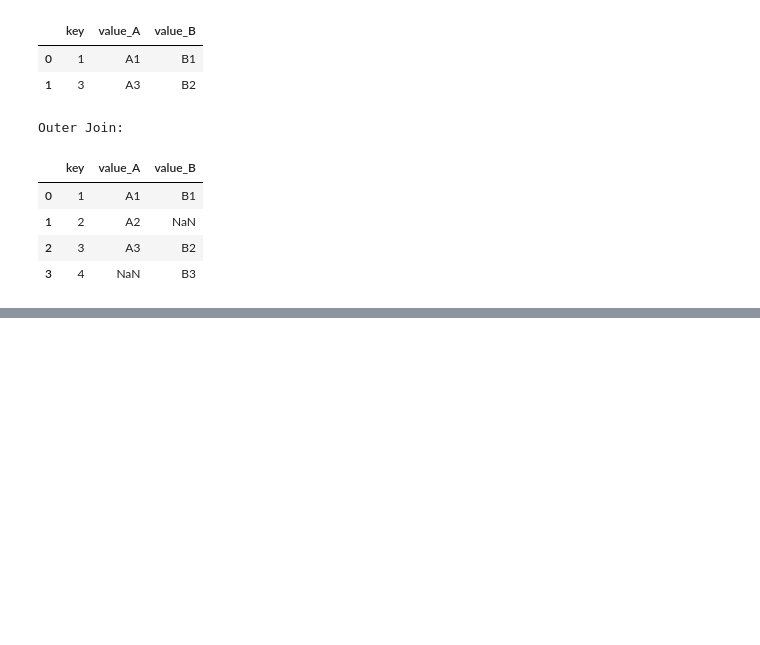
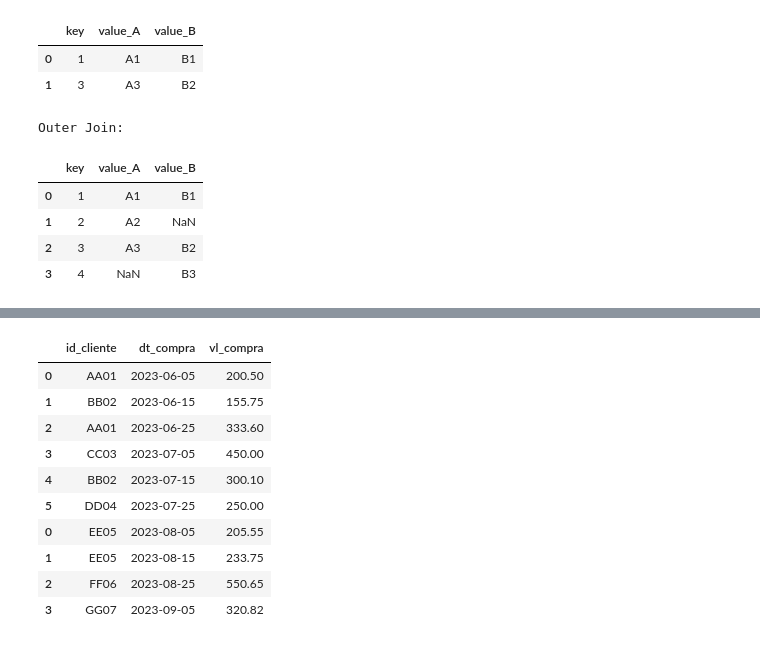
Before and after one commit to joaoholandaa/pandas, a Jupyter notebook: notebooks/part2.ipynb, the cells around one changed output, grey strips where cells are left out. Saved outputs shown, nothing was run; the diff lists cells and outputs as text; code cells hidden in the pictures; blank space fills up the shorter version.

Commit message:
Concatenando datasets

```diff
--- a/notebooks/part2.ipynb
+++ b/notebooks/part2.ipynb
@@ -286,3 +286,20 @@ Outer Join:
 | 1 | 2 | A2 | NaN |
 | 2 | 3 | A3 | B2 |
 | 3 | 4 | NaN | B3 |
+# %%
+# Criando o DataFrame de compras de junho e julho
+
+jun_jul = pd.DataFrame({
+    'id_cliente': ['AA01', 'BB02', 'AA01', 'CC03', 'BB02', 'DD04'],
+    'dt_compra': ['2023-06-05', '2023-06-15', '2023-06-25', '2023-07-05', '2023-07-15', '2023-07-25'],
+    'vl_compra': [200.50, 155.75, 333.60, 450.00, 300.10, 250.00]
+})
+
+
+# Criando o DataFrame de compras de agosto e setembro
+
+ago_set = pd.DataFrame({
+    'id_cliente': ['EE05', 'EE05', 'FF06', 'GG07'],
+    'dt_compra': ['2023-08-05', '2023-08-15', '2023-08-25', '2023-09-05'],
+    'vl_compra': [205.55, 233.75, 550.65, 320.82]
+})
@@ -288,0 +324,15 @@ Outer Join:
+# %%
+df_concat = pd.concat([jun_jul, ago_set])
+df_concat
+# %% [output]
+|  | id_cliente | dt_compra | vl_compra |
+| 0 | AA01 | 2023-06-05 | 200.50 |
+| 1 | BB02 | 2023-06-15 | 155.75 |
+| 2 | AA01 | 2023-06-25 | 333.60 |
+| 3 | CC03 | 2023-07-05 | 450.00 |
+| 4 | BB02 | 2023-07-15 | 300.10 |
+| 5 | DD04 | 2023-07-25 | 250.00 |
+| 0 | EE05 | 2023-08-05 | 205.55 |
+| 1 | EE05 | 2023-08-15 | 233.75 |
+| 2 | FF06 | 2023-08-25 | 550.65 |
+| 3 | GG07 | 2023-09-05 | 320.82 |
```
Also changed, not shown: parts of 2 cells of this notebook.
